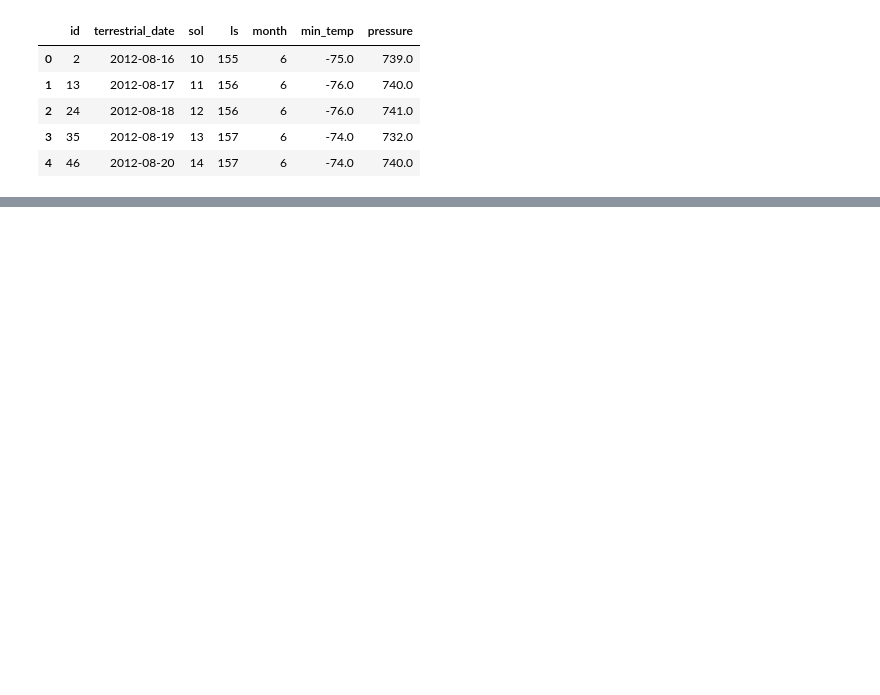
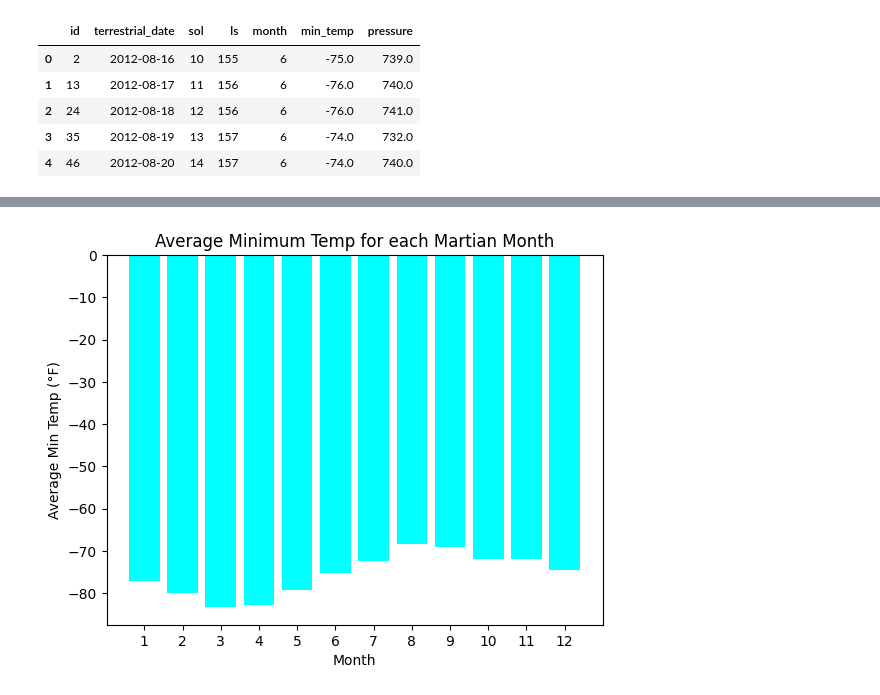
Before and after one commit to thorblock/Mod_11_Scrape, a Jupyter notebook: mars_temp_scrape.ipynb, the cells around one changed output, grey strips where cells are left out. Drawn from its saved outputs; the diff is of its cells as text; code cells hidden in the pictures; blank space fills up the shorter version.

Commit message:
update temp

```diff
--- a/mars_temp_scrape.ipynb
+++ b/mars_temp_scrape.ipynb
@@ -31,18 +32,18 @@ if table_container:
     table_rows = table_container.find_all("tr")
     for row in table_rows:
         # looking at each individual cell, individual cells hail from either th (for headers)
-        # or td (for actual numbers)
+        # or td (for the actual numbers)
         ind_cells = row.find_all(['th','td'])
-        row_data = [ind_cells.get_text(strip=True) for ind_cell in ind_cells]
+        row_data = [ind_cell.get_text(strip=True) for ind_cell in ind_cells]
         data.append(row_data)
 # %%
 # data[0] contains headers, use headers as column names in df
 mars_headers = data[0]
-# data[1:] are the numbers, col data will be parsed in line with headers
+# data[1:] are the numbas, col data will be parsed in line with headers
 mars_data = data[1:]
 mars_scrape_df = pd.DataFrame(mars_data, columns=mars_headers)
 # recast columns as specific data types
-mars_scrape_df['id'] = mars_scrape_df['id'].astype(int)
+mars_scrape_df['id'] = mars_scrape_df['id'].astype(object)
 mars_scrape_df['terrestrial_date'] = pd.to_datetime(mars_scrape_df['terrestrial_date'])
 mars_scrape_df['sol'] = mars_scrape_df['sol'].astype(int)
 mars_scrape_df['ls'] = mars_scrape_df['ls'].astype(int)
@@ -65,0 +127,5 @@ mars_scrape_df.to_csv(output_csv, sep=',', encoding='utf-8', index=False)
+# %%
+# 3. averages group by month, setting numeric_only to pare down
+mars_avg = mars_scrape_df.groupby('month').mean(numeric_only=True)
+select_min_temp = mars_avg['min_temp']
+print(select_min_temp)
@@ -65,0 +147,10 @@ mars_scrape_df.to_csv(output_csv, sep=',', encoding='utf-8', index=False)
+# %%
+# 3. Bar Chart for min temps by month
+plt.bar(select_min_temp.index, select_min_temp.values, align='center', color='aqua')
+plt.title("Average Minimum Temp for each Martian Month")
+plt.xlabel("Month")
+plt.xticks(select_min_temp.index, rotation = 0, ha='center')
+plt.ylabel("Average Min Temp (°F)")
+plt.show()
+# %% [output]
+[figure, added]
```
Also changed, not shown: parts of 9 cells of this notebook.
